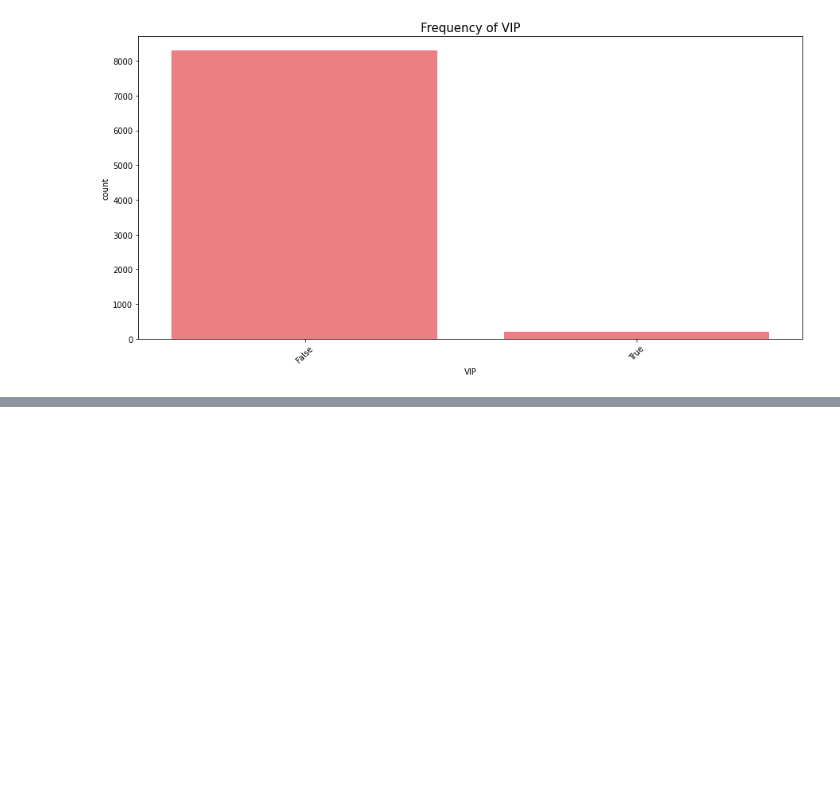
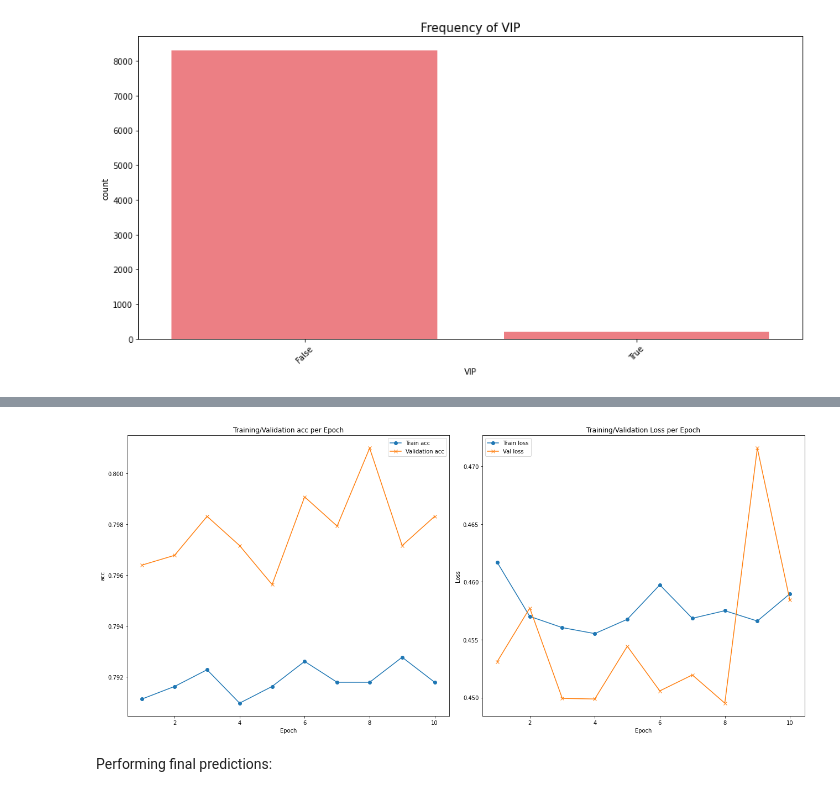
Before and after one commit to kaviga/spaceship_titanic, a Jupyter notebook: Spaceship Titanic.ipynb, the cells around one changed output, grey strips where cells are left out. Cells and saved outputs as stored; diff of their text form; code cells hidden in the pictures; blank space fills up the shorter version.

```diff
--- a/Spaceship Titanic.ipynb
+++ b/Spaceship Titanic.ipynb
@@ -372,0 +397,7 @@ import math
+# %%
+model = Sequential([
+    Dense(units=32, input_dim=16, kernel_initializer = 'uniform', activation='relu'),
+    Dense(units=32, kernel_initializer = 'uniform', activation='relu'),
+    Dense(units=5, kernel_initializer = 'uniform', activation='relu'),
+    Dense(units=1, kernel_initializer = 'uniform', activation='sigmoid')
+    ])
@@ -372,0 +439,8 @@ import math
+# %%
+tuner = tkk.BayesianOptimization(
+    build_model,
+    objective= tkk.Objective('val_accuracy', 'max'),
+    max_trials=10,
+    num_initial_points=2,
+    overwrite=True
+)
@@ -372,0 +458,4 @@ import math
+# %%
+best_model = tuner.get_best_models()[0]
+# %%
+hist = best_model.fit(x_train, y_train, validation_data=(x_valid, y_valid), epochs=10, batch_size=256)
@@ -372,0 +483,25 @@ import math
+# %%
+f, ax = plt.subplots(1, 2, figsize=[18, 8])
+ax[0].plot([None] + hist.history['accuracy'], 'o-')
+ax[0].plot([None] + hist.history['val_accuracy'], 'x-')
+# Plot legend and use the best location automatically: loc = 0.
+ax[0].legend(['Train acc', 'Validation acc'], loc = 0)
+ax[0].set_title('Training/Validation acc per Epoch')
+ax[0].set_xlabel('Epoch')
+ax[0].set_ylabel('acc')
+
+ax[1].plot([None] + hist.history['loss'], 'o-')
+ax[1].plot([None] + hist.history['val_loss'], 'x-')
+
+# Plot legend and use the best location automatically: loc = 0.
+ax[1].legend(['Train loss', "Val loss"], loc = 0)
+ax[1].set_title('Training/Validation Loss per Epoch')
+ax[1].set_xlabel('Epoch')
+ax[1].set_ylabel('Loss')
+
+plt.tight_layout()
+plt.show()
+# %% [output]
+[figure, added]
+# %% [markdown]
+Performing final predictions:
```
Also changed, not shown: parts of 32 cells of this notebook.
